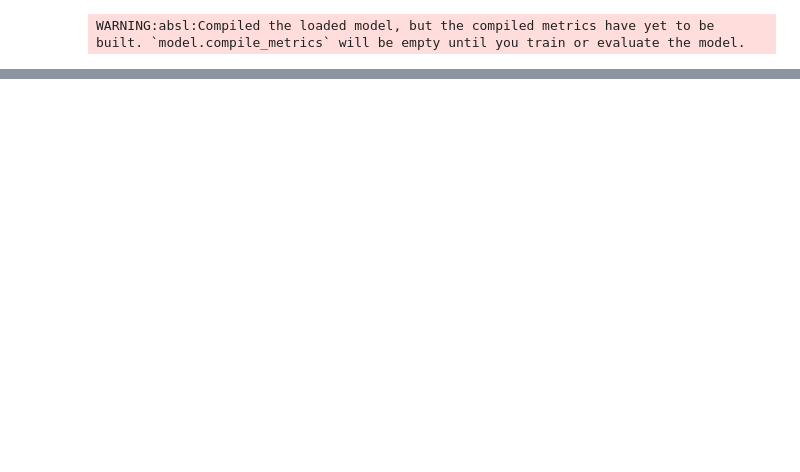
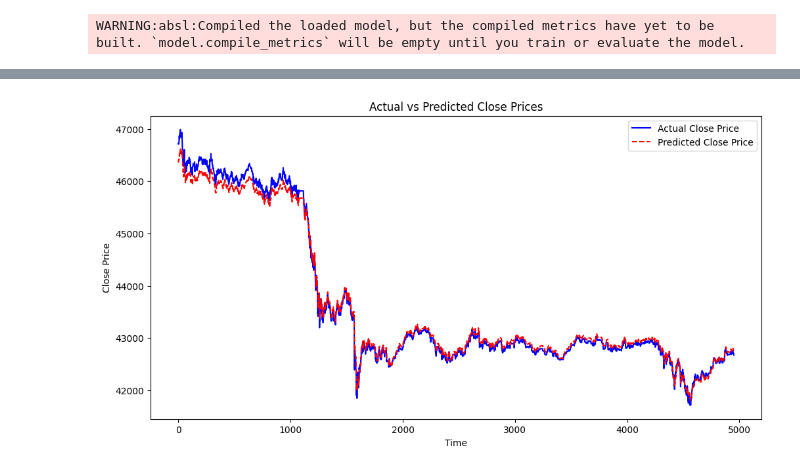
Before and after one commit to chiranjivikeshav/backtest-and-risk-assessment, a Jupyter notebook: notebooks/test_model.ipynb, the cells around one changed output, grey strips where cells are left out. Saved outputs shown, nothing was run; the diff lists cells and outputs as text; code cells hidden in the pictures; blank space fills up the shorter version.

```diff
--- a/notebooks/test_model.ipynb
+++ b/notebooks/test_model.ipynb
@@ -26,3 +1,9 @@ Y_test shape: (5001,)
+# %%
+import numpy as np
+
+# Load data from .npy files
+X = np.load("../data/X_test.npy")
+Y = np.load("../data/Y_test.npy")
 # %%
 import tensorflow as tf
 import joblib
@@ -33,8 +14,5 @@ custom_objects = {"mse": tf.keras.losses.MeanSquaredError()}
 
 # Load the trained model with custom objects
 model = tf.keras.models.load_model("../models/lstm_model.h5", custom_objects=custom_objects)
-
-# Load the saved scaler (to normalize test data)
-scaler = joblib.load("../models/scaler.pkl")
 # %% [output]
 WARNING:absl:Compiled the loaded model, but the compiled metrics have yet to be built. `model.compile_metrics` will be empty until you train or evaluate the model.
@@ -101,0 +64,30 @@ plt.show()
+# %%
+# Inverse transform the predictions
+# Extract only the Close column
+test_predictions = scaler.inverse_transform(
+    np.concatenate((np.zeros((len(test_predictions), 3)),
+                    test_predictions.reshape(-1, 1),
+                    np.zeros((len(test_predictions), 1))),
+                   axis=1)
+)[:, 3]
+
+# Inverse transform actual prices
+actual_prices = scaler.inverse_transform(
+    np.concatenate((np.zeros((len(Y_seq), 3)),
+                    Y_seq.reshape(-1, 1),
+                    np.zeros((len(Y_seq), 1))),
+                   axis=1)
+)[:, 3]
+# %%
+# plot the given Actual Close Price and Predicted Close Price:
+
+plt.figure(figsize=(12, 6))
+plt.plot(actual_prices, label="Actual Close Price", color="blue")
+plt.plot(test_predictions, label="Predicted Close Price", color="red", linestyle="dashed")
+plt.xlabel("Time")
+plt.ylabel("Close Price")
+plt.legend()
+plt.title("Actual vs Predicted Close Prices")
+plt.show()
+# %% [output]
+[figure, added]
```
Also changed, not shown: parts of 6 cells of this notebook, 7 other files.
